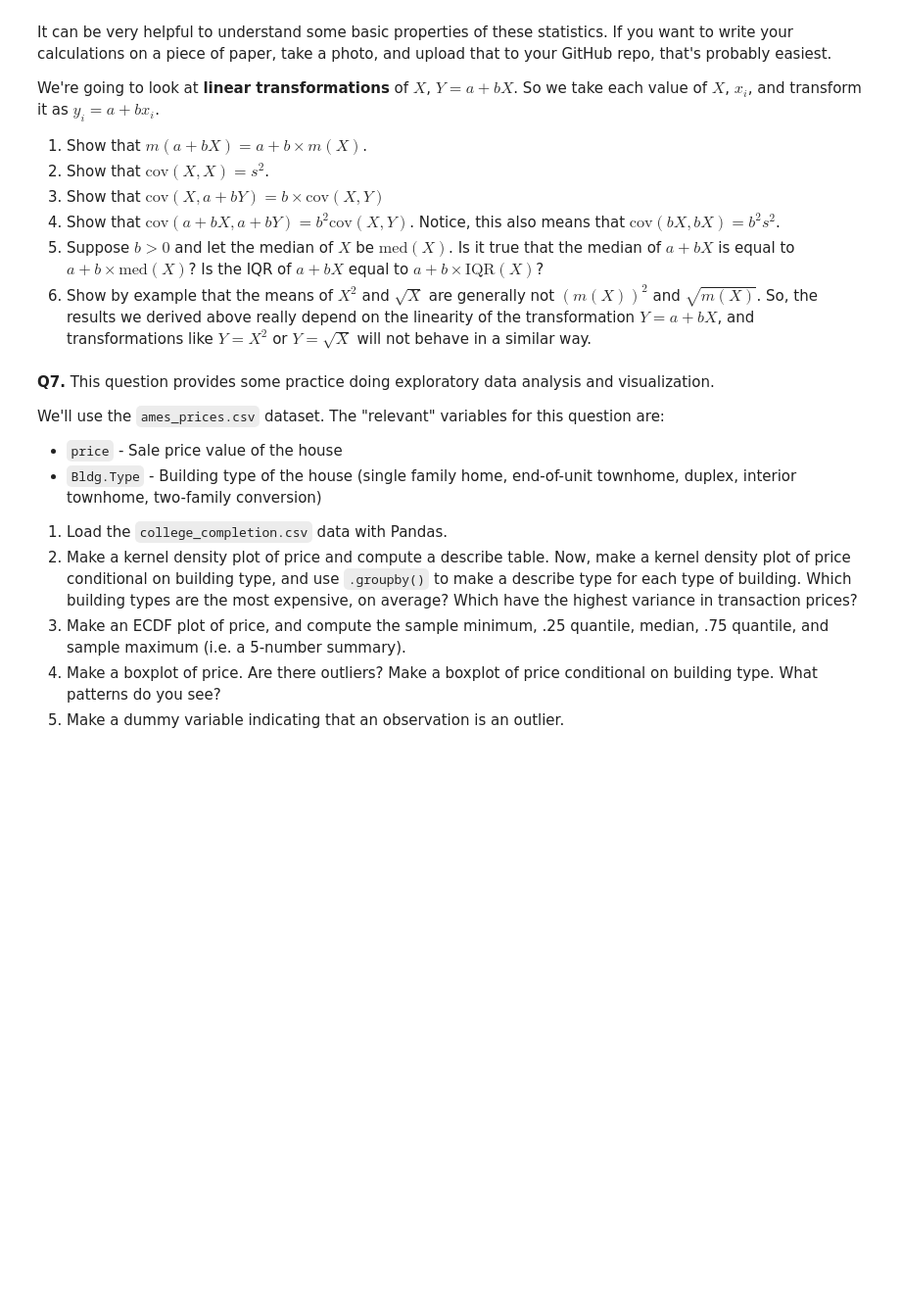
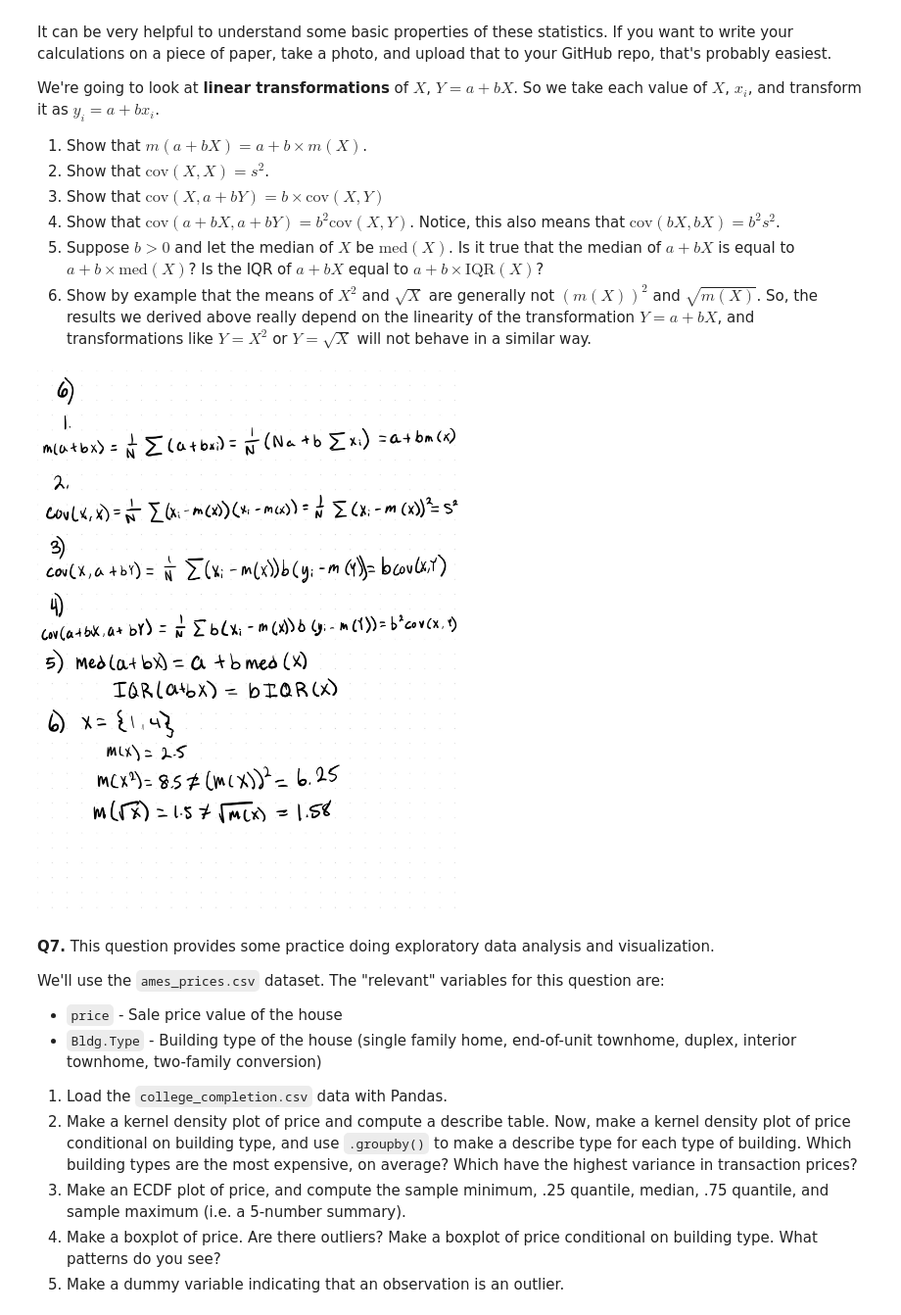
Before and after one commit to EfremE24/undergrad_ml_assignments, a Jupyter notebook: undergrad_ml_assignments/01_assignment_wrangling_and_eda.ipynb, the cells around one changed output. Shown at 98% size. Drawn from its saved outputs; the diff is of its cells as text; code cells hidden in the pictures; blank space fills up the shorter version.

```diff
--- a/undergrad_ml_assignments/01_assignment_wrangling_and_eda.ipynb
+++ b/undergrad_ml_assignments/01_assignment_wrangling_and_eda.ipynb
@@ -684,6 +676,11 @@ We're going to look at **linear transformations** of $X$, $Y = a + bX$. So we ta
 4. Show that $\text{cov}(a+bX,a+bY) = b^2 \text{cov}(X,Y) $. Notice, this also means that $\text{cov}(bX, bX) = b^2 s^2$.
 5. Suppose $b>0$ and let the median of $X$ be $\text{med}(X)$. Is it true that the median of $a+bX$ is equal to $a + b \times \text{med}(X)$? Is the IQR of $a + bX$ equal to $a + b \times \text{IQR}(X)$?
 6. Show by example that the means of $X^2$ and $\sqrt{X}$ are generally not $(m(X))^2$ and $\sqrt{m(X)}$. So, the results we derived above really depend on the linearity of the transformation $Y = a + bX$, and transformations like $Y = X^2$ or $Y = \sqrt{X}$ will not behave in a similar way.
+# %%
+from IPython.display import Image
+Image("data/6-2.jpg")
+# %% [output]
+[figure, added]
 # %% [markdown]
 **Q7.** This question provides some practice doing exploratory data analysis and visualization.
 
```
Also changed, not shown: parts of 15 cells of this notebook.
